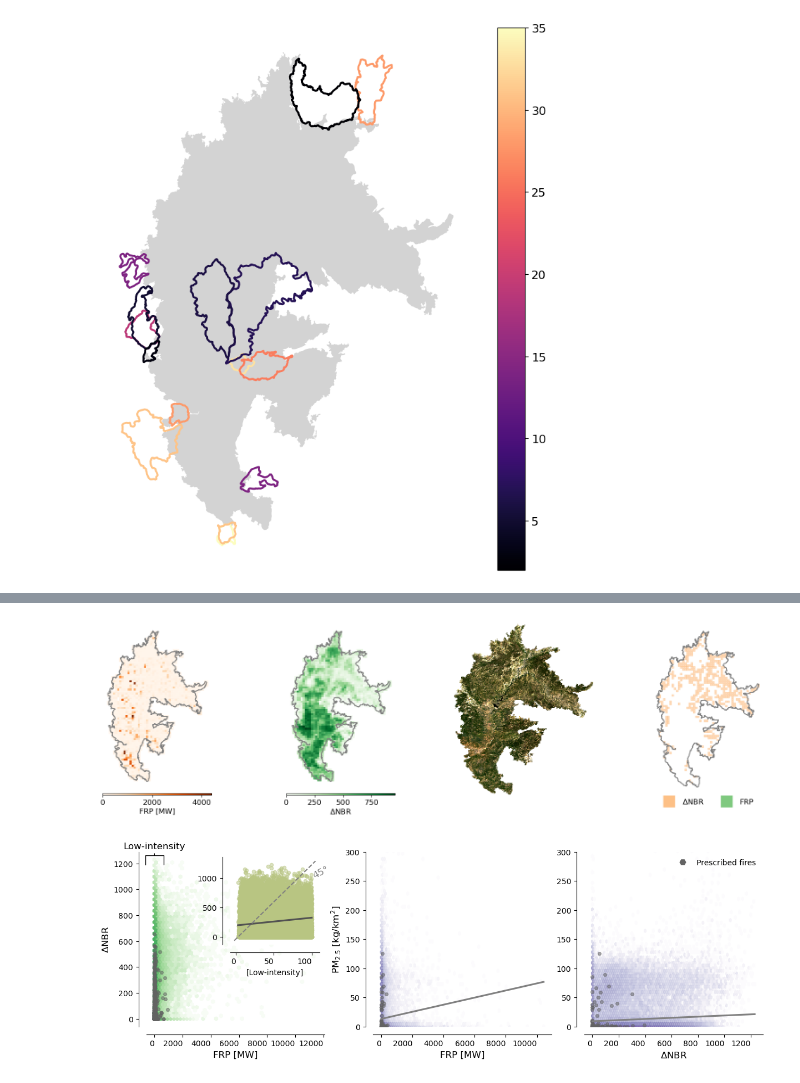
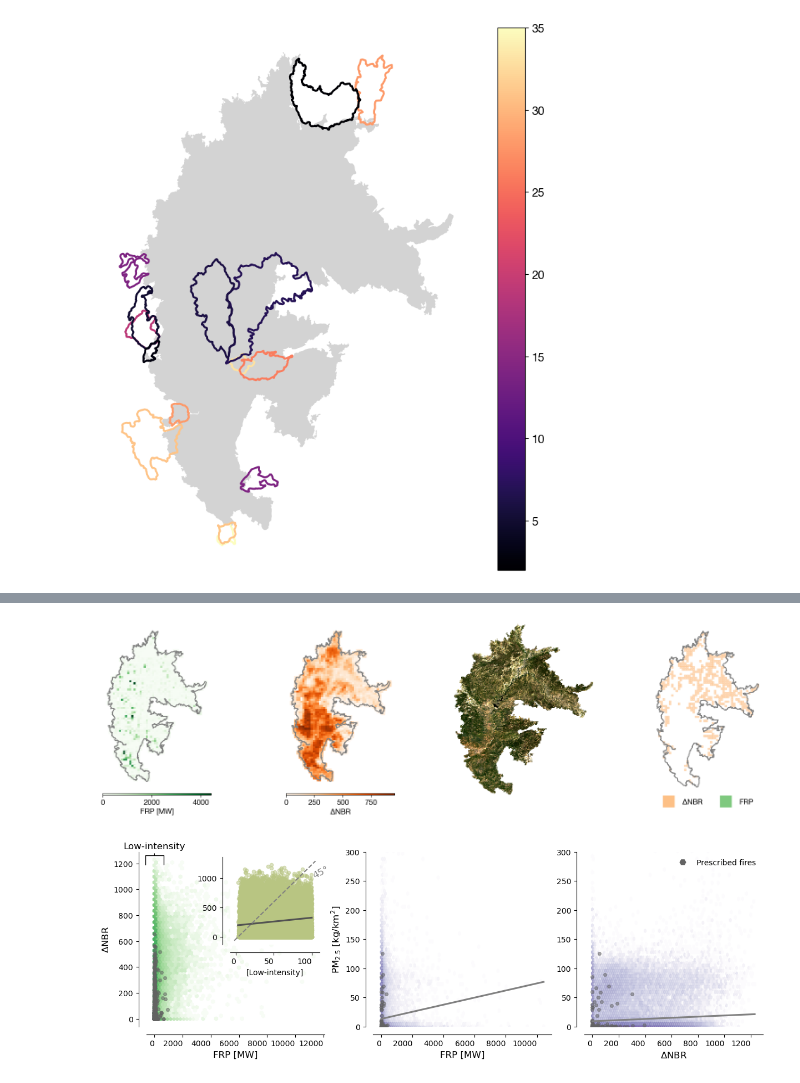
Before and after one commit to echolab-stanford/prescribed_fires, a Jupyter notebook: analysis/plot_data.ipynb, the cells around one changed output, grey strips where cells are left out. Cells and saved outputs as stored; diff of their text form; code cells hidden in the pictures.

Commit message:
Update notebooks with plots

```diff
--- a/analysis/plot_data.ipynb
+++ b/analysis/plot_data.ipynb
@@ -322,7 +172,7 @@ mtbs_ca[mtbs_ca.Event_ID == event_id].boundary.plot(ax=ax[0], color="Grey")
 ax[0] = fire.plot(
     column="frp",
     legend=True,
-    cmap="Oranges",
+    cmap="Greens",
     marker=",",
     ax=ax[0],
     cax=cax,
@@ -343,7 +193,7 @@ mtbs_ca[mtbs_ca.Event_ID == event_id].boundary.plot(ax=ax[1], color="Grey")
 fire.plot(
     column="dnbr",
     legend=True,
-    cmap="Greens",
+    cmap="Oranges",
     ax=ax[1],
     marker=",",
     cax=cax,
@@ -386,35 +236,35 @@ ax[3].legend(
         ),
         plt.Line2D(
             [1],
             [10],
             marker="s",
             color="w",
             markerfacecolor="#7fc97f",
             markersize=20,
         ),
     ],
     [
         r"$\Delta$NBR",
         "FRP",
     ],
     fontsize=12,
     frameon=False,
     loc="lower center",
     bbox_to_anchor=(0.5, -0.1),
     ncol=2,
 )
 
 plt.tight_layout()
 
 # Save plot to svg
 plt.savefig(
-    "fire_plot.pdf",
+    "../figs/fire_plot.pdf",
     dpi=300,
     transparent=True,
     bbox_inches="tight",
 )
 # %% [output]
-[figure, old version]
+[figure, new version]
 # %%
 # For illustrator to understand the font, we need to pass this!
 import matplotlib
```
Also changed, not shown: parts of 7 cells of this notebook, 1 other file.
